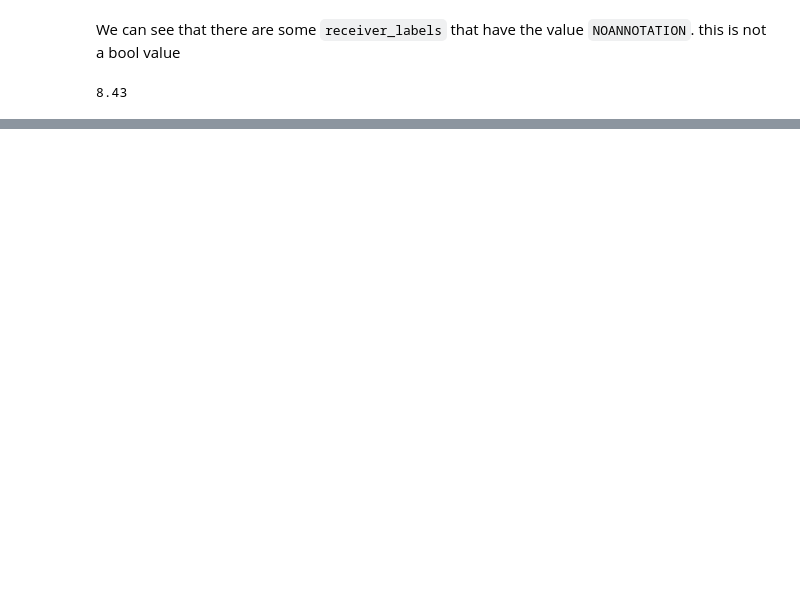
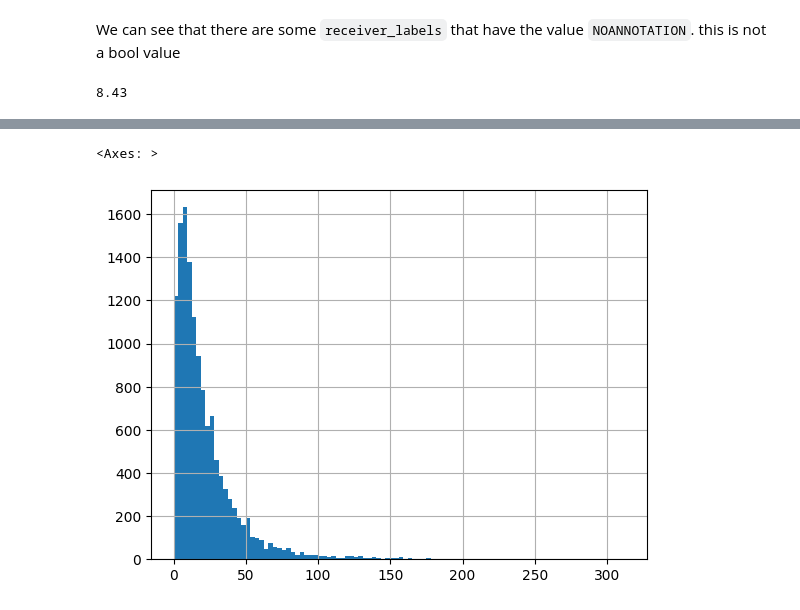
Before and after one commit to AdamKreitz/w266-final-project, a Jupyter notebook: lee.ipynb, the cells around one changed output, grey strips where cells are left out. Cells and saved outputs as stored; diff of their text form; code cells hidden in the pictures; blank space fills up the shorter version.

```diff
--- a/lee.ipynb
+++ b/lee.ipynb
@@ -59,0 +69,4 @@ round(len(train_df[train_df["receiver_labels"] == "NOANNOTATION"].index) /  len(
+# %%
+each_message_words = train_df['messages'].str.lower().str.findall("\w+")
+unique_words = set(each_message_words.sum())
+list(sorted(unique_words))
@@ -59,0 +105,5 @@ round(len(train_df[train_df["receiver_labels"] == "NOANNOTATION"].index) /  len(
+# %%
+each_message_words.map(len).hist(bins=100)
+# %% [output]
+<Axes: >
+[figure, added]
```
Also changed, not shown: parts of 8 cells of this notebook, 2 other files.
